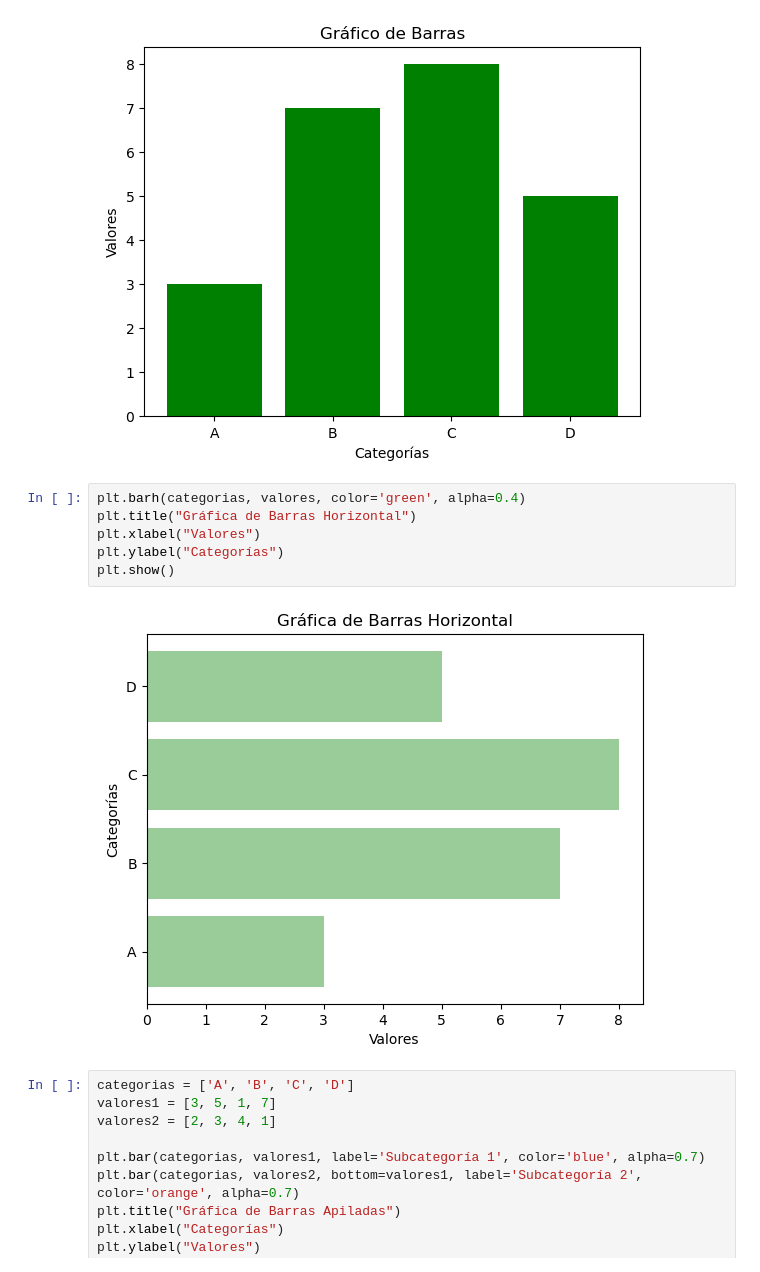
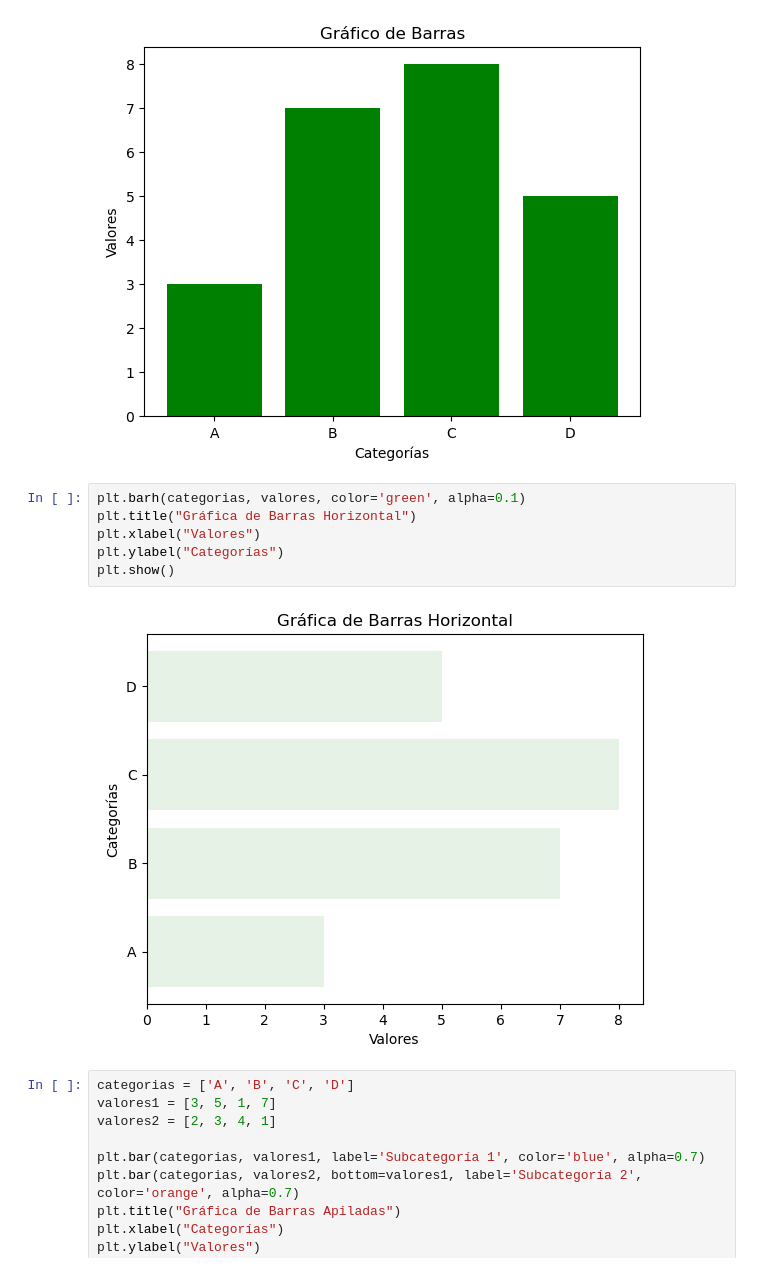
Before and after one commit to isadoji/lenguaje-de-programacion, a Jupyter notebook: 8.ComputoCientífico.ipynb, the cells around one changed output. Drawn from its saved outputs; the diff is of its cells as text.

```diff
--- a/8.ComputoCientífico.ipynb
+++ b/8.ComputoCientífico.ipynb
@@ -1477,13 +1477,13 @@ plt.show()
 # %% [output]
 [figure]
 # %%
-plt.barh(categorias, valores, color='green', alpha=0.4)
+plt.barh(categorias, valores, color='green', alpha=0.1)
 plt.title("Gráfica de Barras Horizontal")
 plt.xlabel("Valores")
 plt.ylabel("Categorías")
 plt.show()
 # %% [output]
-[figure, old version]
+[figure, new version]
 # %%
 categorias = ['A', 'B', 'C', 'D']
 valores1 = [3, 5, 1, 7]
```
Also changed, not shown: parts of 11 cells of this notebook.
